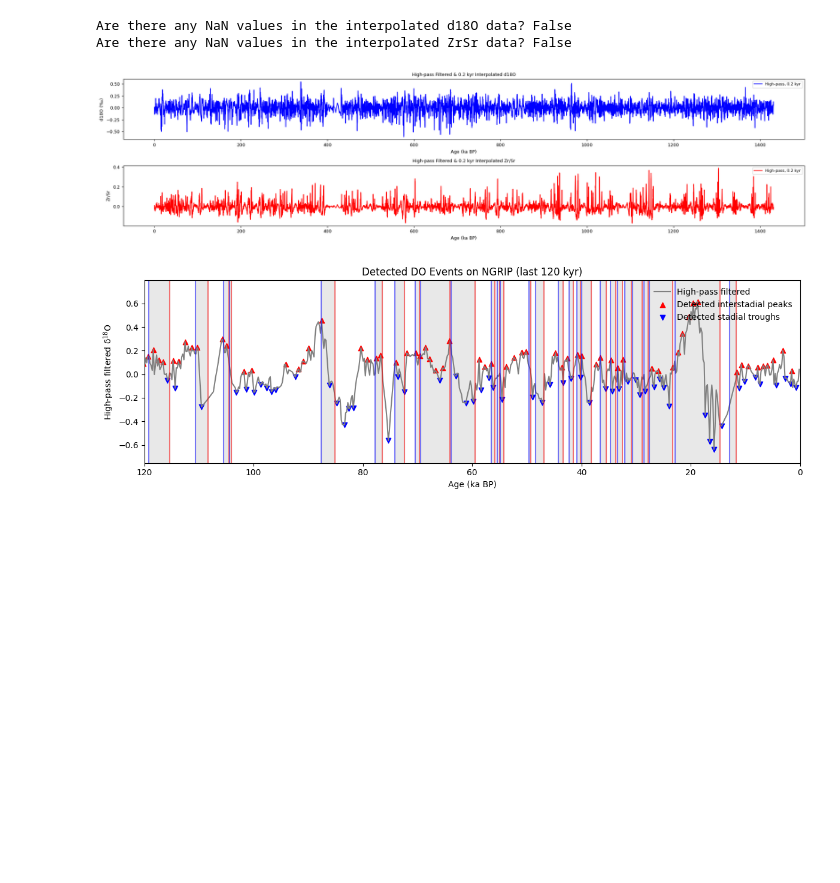
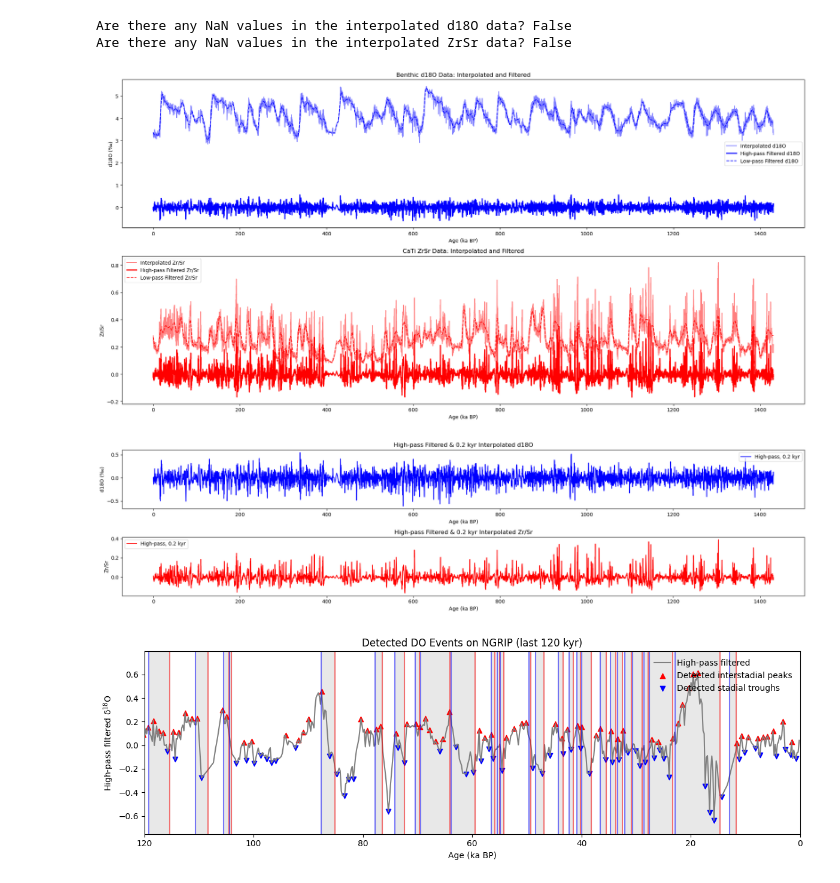
Before and after one commit to Peisong-Zheng/bipolar_seesaw_CCM, a Jupyter notebook: David_repeat.ipynb, the cells around one changed output. Drawn from its saved outputs; the diff is of its cells as text; code cells hidden in the pictures; blank space fills up the shorter version.

```diff
--- a/David_repeat.ipynb
+++ b/David_repeat.ipynb
@@ -189,42 +189,103 @@ b, a = butter(N=4, Wn=Wn, btype='highpass')
 d18O_filt = filtfilt(b, a, df_d18O_interp['d18O'].values)
 ZrSr_filt = filtfilt(b, a, df_ZrSr_interp['ZrSr'].values)
 
+
+# 4) Create DataFrames
+df_d18O_hp = pd.DataFrame({'age': df_d18O_interp['age'].values, 'd18O_hp': d18O_filt})
+df_ZrSr_hp = pd.DataFrame({'age': df_ZrSr_interp['age'].values, 'ZrSr_hp': ZrSr_filt})
+
+# save the filtered and downsampled data to csv files
+df_d18O_hp.to_csv(r'D:\VScode\bipolar_seesaw_CCM\David_data\MD01-2444_339-U1385_benthic_d18O_hp.csv', index=False)
+df_ZrSr_hp.to_csv(r'D:\VScode\bipolar_seesaw_CCM\David_data\339-U1385_CaTi_ZrSr_hp.csv', index=False)
+
+
+
+
+dt = 0.01            # kyr per sample (10 yr resolution)
+fs = 1 / dt          # sampling frequency (samples per kyr)
+# nyq = fs / 2         # Nyquist frequency
+fc = 1 / 10          # cutoff frequency (per kyr)
+Wn = fc / (fs*0.5)        # normalized cutoff
+
+b, a = butter(N=4, Wn=Wn, btype='lowpass')
+
+# 2) Apply filter to interpolated series
+d18O_filt_low = filtfilt(b, a, df_d18O_interp['d18O'].values)
+ZrSr_filt_low = filtfilt(b, a, df_ZrSr_interp['ZrSr'].values)
+
+# 3) Create DataFrames for low-pass filtered data
+df_d18O_low = pd.DataFrame({'age': df_d18O_interp['age'].values, 'd18O_low': d18O_filt_low})
+df_ZrSr_low = pd.DataFrame({'age': df_ZrSr_interp['age'].values, 'ZrSr_low': ZrSr_filt_low})
+
+# save the low-pass filtered data to csv files
+df_d18O_low.to_csv(r'D:\VScode\bipolar_seesaw_CCM\David_data\MD01-2444_339-U1385_benthic_d18O_low.csv', index=False)
+df_ZrSr_low.to_csv(r'D:\VScode\bipolar_seesaw_CCM\David_data\339-U1385_CaTi_ZrSr_low.csv', index=False)
+
+# read the low-pass filtered data
+# df_d18O_low = pd.read_csv(r'D:\VScode\bipolar_seesaw_CCM\David_data\MD01-2444_339-U1385_benthic_d18O_low.csv')
+
+# plto interpolated and filtered data
+plt.figure(figsize=(20, 10))
+plt.subplot(2, 1, 1)
+plt.plot(df_d18O_interp['age'], df_d18O_interp['d18O'], label='Interpolated d18O', color='blue', alpha=0.5)
+plt.plot(df_d18O_hp['age'], df_d18O_hp['d18O_hp'], label='High-pass Filtered d18O', color='blue', linewidth=2)
+plt.plot(df_d18O_low['age'], df_d18O_low['d18O_low'], label='Low-pass Filtered d18O', color='blue', linestyle='--')
+plt.xlabel('Age (ka BP)')
+plt.ylabel('d18O (‰)')
+plt.title('Benthic d18O Data: Interpolated and Filtered')
+plt.legend()
+plt.subplot(2, 1, 2)
+plt.plot(df_ZrSr_interp['age'], df_ZrSr_interp['ZrSr'], label='Interpolated Zr/Sr', color='red', alpha=0.5)
+plt.plot(df_ZrSr_hp['age'], df_ZrSr_hp['ZrSr_hp'], label='High-pass Filtered Zr/Sr', color='red', linewidth=2)
+plt.plot(df_ZrSr_low['age'], df_ZrSr_low['ZrSr_low'], label='Low-pass Filtered Zr/Sr', color='red', linestyle='--')
+plt.xlabel('Age (ka BP)')
+plt.ylabel('Zr/Sr')
+plt.title('CaTi ZrSr Data: Interpolated and Filtered')
+plt.legend()
+plt.tight_layout()
+plt.show()
+
+
+
+
+
 # 3) Re-interpolate to 0.2 kyr steps
 start_age = df_d18O_interp['age'].min()
 end_age = df_d18O_interp['age'].max()
 age_0_2 = np.arange(start_age, end_age + 0.2, 0.2)
 
 d18O_0_2 = np.interp(age_0_2, df_d18O_interp['age'], d18O_filt)
 ZrSr_0_2 = np.interp(age_0_2, df_ZrSr_interp['age'], ZrSr_filt)
 
 # 4) Create DataFrames
 df_d18O_0_2 = pd.DataFrame({'age': age_0_2, 'd18O_hp': d18O_0_2})
 df_ZrSr_0_2 = pd.DataFrame({'age': age_0_2, 'ZrSr_hp': ZrSr_0_2})
 
-# save the filtered and downsampled data to csv files
-df_d18O_0_2.to_csv(r'D:\VScode\bipolar_seesaw_CCM\David_data\MD01-2444_339-U1385_benthic_d18O_hp.csv', index=False)
-df_ZrSr_0_2.to_csv(r'D:\VScode\bipolar_seesaw_CCM\David_data\339-U1385_CaTi_ZrSr_hp.csv', index=False)
+# # save the filtered and downsampled data to csv files
+# df_d18O_0_2.to_csv(r'D:\VScode\bipolar_seesaw_CCM\David_data\MD01-2444_339-U1385_benthic_d18O_hp.csv', index=False)
+# df_ZrSr_0_2.to_csv(r'D:\VScode\bipolar_seesaw_CCM\David_data\339-U1385_CaTi_ZrSr_hp.csv', index=False)
 
 # 5) Plot filtered & downsampled series
 plt.figure(figsize=(20, 5))
 plt.subplot(2, 1, 1)
 plt.plot(df_d18O_0_2['age'], df_d18O_0_2['d18O_hp'], color='blue', label='High-pass, 0.2 kyr')
 plt.xlabel('Age (ka BP)')
 plt.ylabel('d18O (‰)')
 plt.title('High-pass Filtered & 0.2 kyr Interpolated d18O')
 plt.legend()
 
 plt.subplot(2, 1, 2)
 plt.plot(df_ZrSr_0_2['age'], df_ZrSr_0_2['ZrSr_hp'], color='red', label='High-pass, 0.2 kyr')
 plt.xlabel('Age (ka BP)')
 plt.ylabel('Zr/Sr')
 plt.title('High-pass Filtered & 0.2 kyr Interpolated Zr/Sr')
 plt.legend()
 
 plt.tight_layout()
 plt.show()
 # %% [output]
-[figure, old version]
+[figure, new version]
+[figure, added]
 # %%
 import numpy as np
 import matplotlib.pyplot as plt
```
Also changed, not shown: parts of 1 cell of this notebook, 13 other files.
